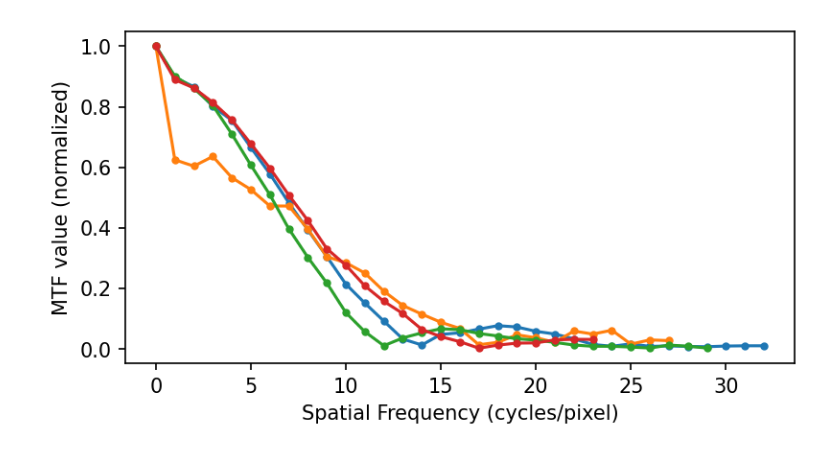
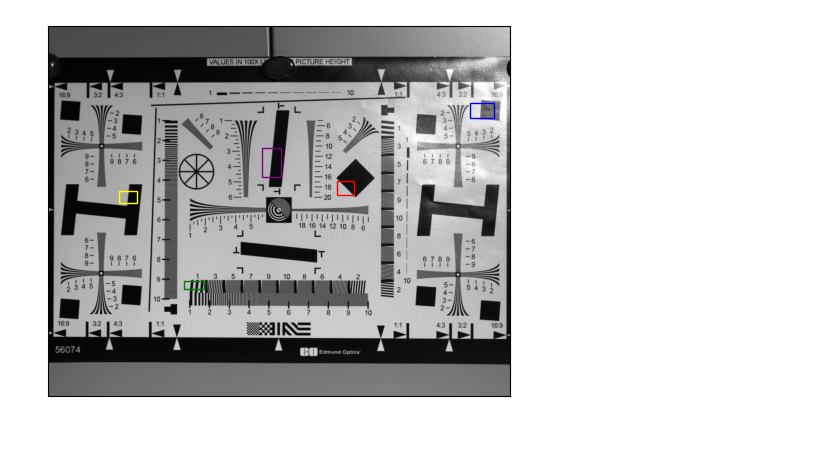
Before and after one commit to kennethmleo/Physics301-Optical-Payload-Characterization, a Jupyter notebook: Activity 02 - Contrast and Modulation Transfer Function/Activity 02_Constant_MTF.ipynb, the cells around one changed output. Drawn from its saved outputs; the diff is of its cells as text; code cells hidden in the pictures.

```diff
--- a/Activity 02 - Contrast and Modulation Transfer Function/Activity 02_Constant_MTF.ipynb
+++ b/Activity 02 - Contrast and Modulation Transfer Function/Activity 02_Constant_MTF.ipynb
@@ -67,11 +11,17 @@ plt.show()
-# %%
-plt.figure(figsize = (6,3), dpi = 150, facecolor=None)
-for MTF in MTF_test_data:
-    plt.plot([i[0] for i in MTF], [i[1] for i in MTF], '.-')
-
-plt.xlabel('Spatial Frequency (cycles/pixel)')
-plt.ylabel('MTF value (normalized)')
-#plt.legend(loc = 'upper left')
-plt.show()
-# %% [output]
-[figure, removed]
+# %%
+image = plt.imread('01.bmp')
+# %%
+roi_bounds = pd.read_csv('ROI_bounds.csv', )
+# %%
+colors = ['red', 'blue', 'yellow', 'green', 'purple']
+plt.imshow(image, cmap = 'gray')
+for i in roi_bounds.index:
+    plt.gca().add_patch(patches.Rectangle((roi_bounds.iloc[i][0],roi_bounds.iloc[i][1]),
+                                          roi_bounds.iloc[i][2],roi_bounds.iloc[i][3],
+                                          linewidth=1,edgecolor=colors[i],facecolor='none'))
+plt.xticks([])
+plt.yticks([])
+plt.savefig('image_w_ROI.png', dpi = 300, bbox_inches = 'tight')
+plt.show()
+# %% [output]
+[figure, added]
```
Also changed, not shown: parts of 5 cells of this notebook, 2 other files.
